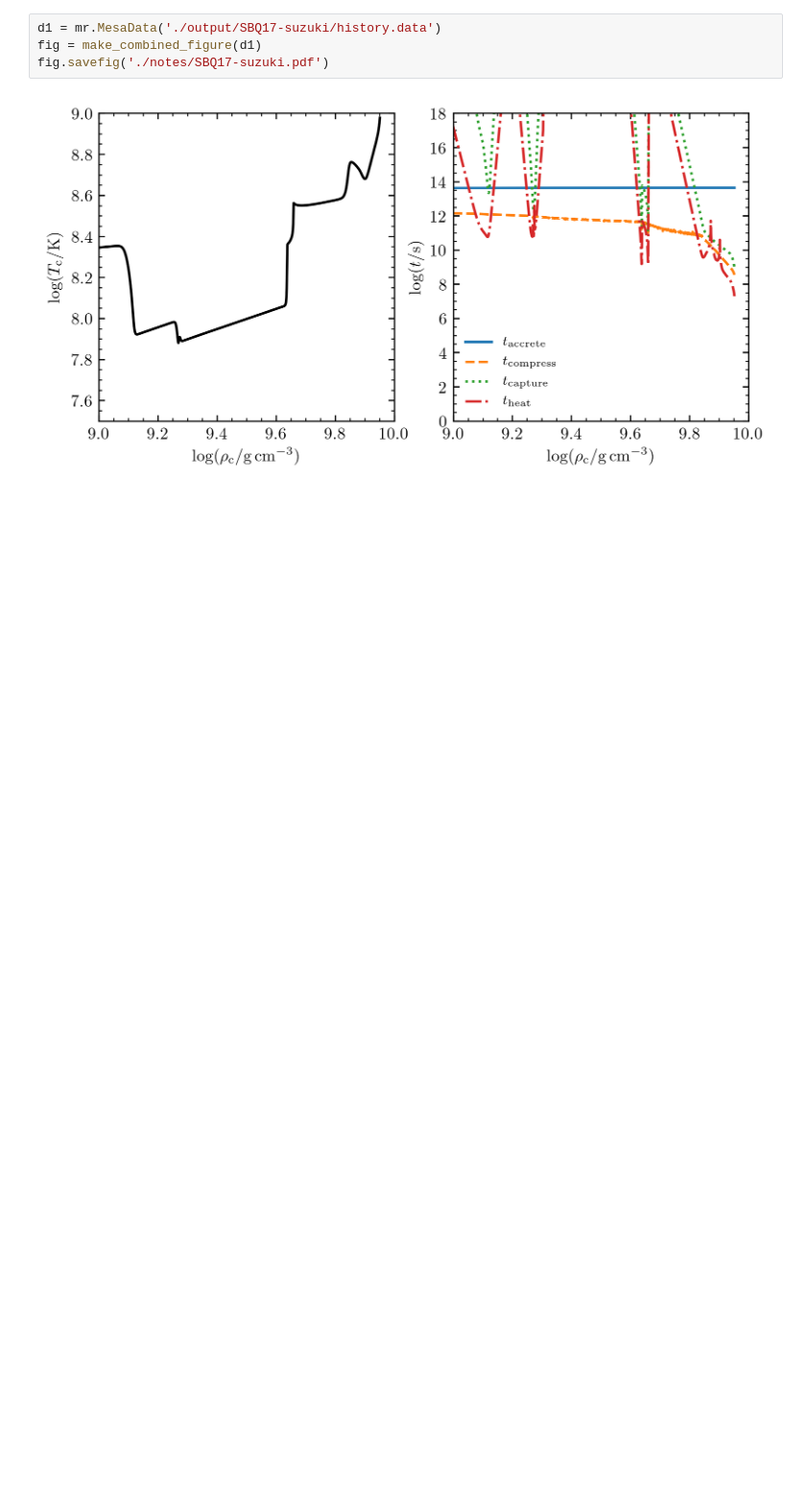
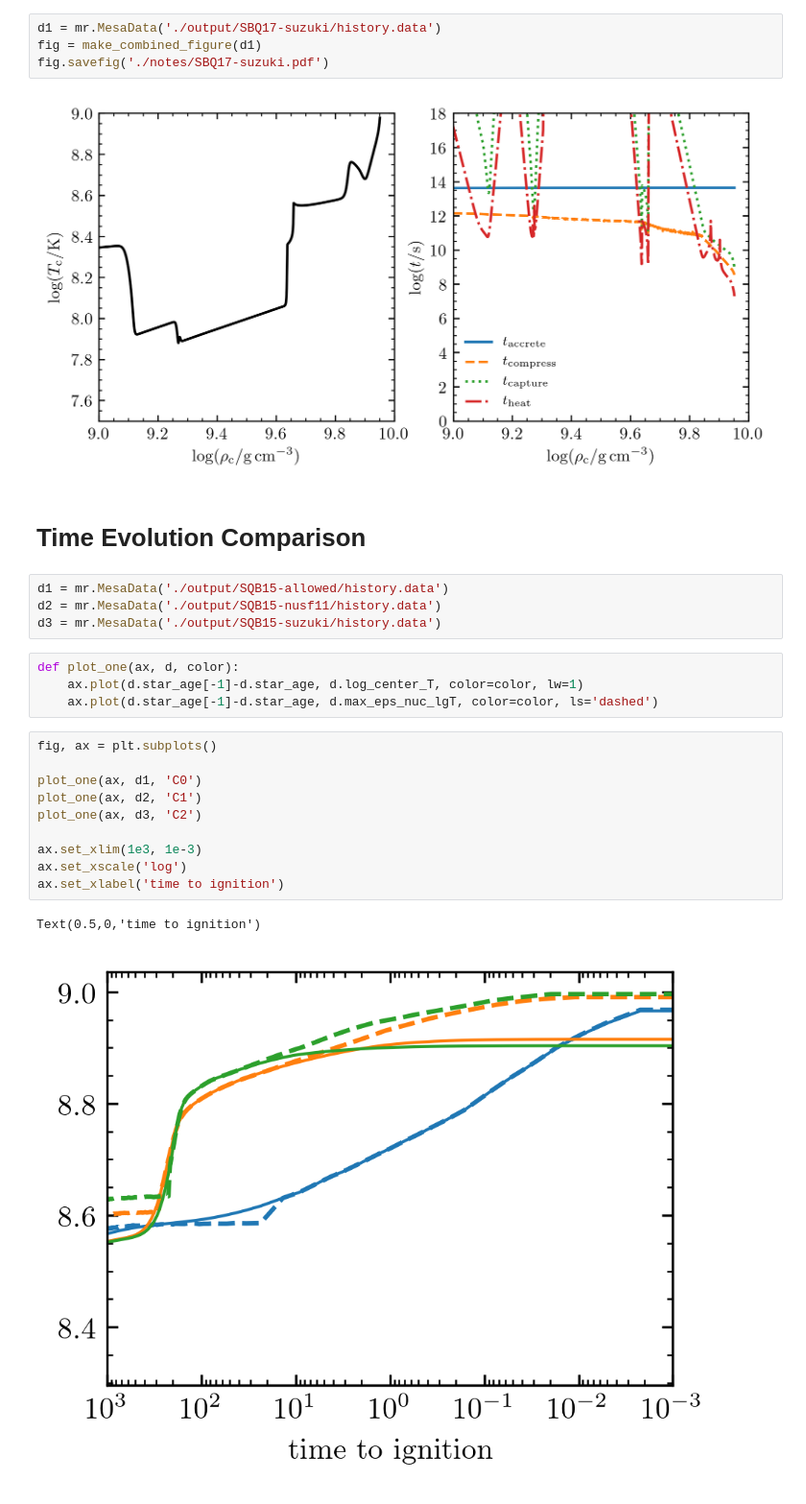
Before and after one commit to jschwab/aic-timescales, a Jupyter notebook: Timescales.ipynb, the cells around one changed output. Shown at 96% size. Saved outputs shown, nothing was run; the diff lists cells and outputs as text; blank space fills up the shorter version.

```diff
--- a/Timescales.ipynb
+++ b/Timescales.ipynb
@@ -95,3 +95,26 @@ fig = make_combined_figure(d1)
 fig.savefig('./notes/SBQ17-suzuki.pdf')
 # %% [output]
 [figure]
+# %% [markdown]
+# Time Evolution Comparison
+# %%
+d1 = mr.MesaData('./output/SQB15-allowed/history.data')
+d2 = mr.MesaData('./output/SQB15-nusf11/history.data')
+d3 = mr.MesaData('./output/SQB15-suzuki/history.data')
+# %%
+def plot_one(ax, d, color):
+    ax.plot(d.star_age[-1]-d.star_age, d.log_center_T, color=color, lw=1)
+    ax.plot(d.star_age[-1]-d.star_age, d.max_eps_nuc_lgT, color=color, ls='dashed')
+# %%
+fig, ax = plt.subplots()
+
+plot_one(ax, d1, 'C0')
+plot_one(ax, d2, 'C1')
+plot_one(ax, d3, 'C2')
+
+ax.set_xlim(1e3, 1e-3)
+ax.set_xscale('log')
+ax.set_xlabel('time to ignition')
+# %% [output]
+Text(0.5,0,'time to ignition')
+[figure, added]
```
Also changed, not shown: parts of 26 cells of this notebook.
